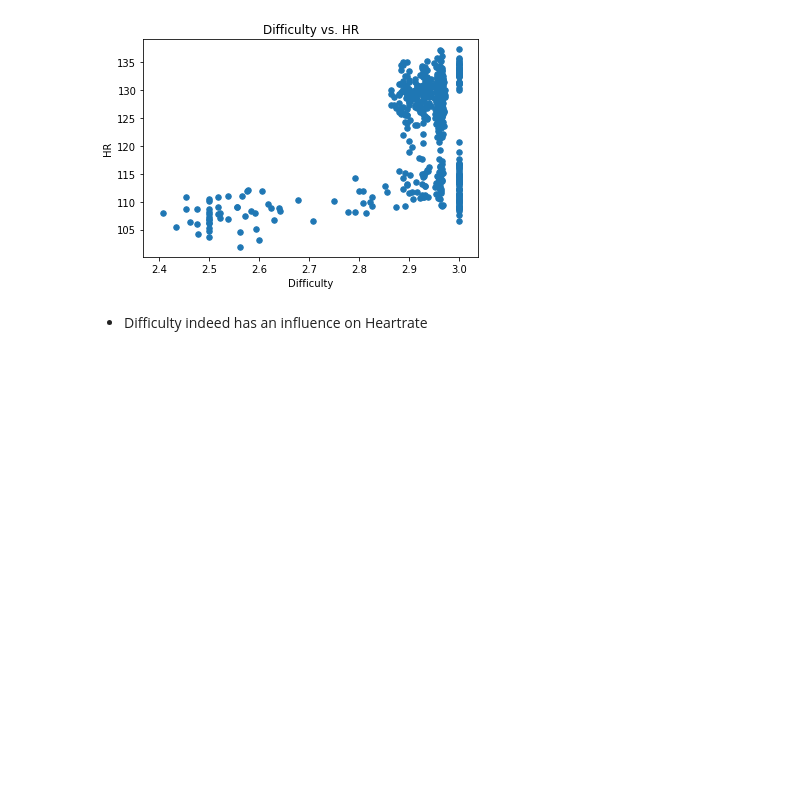
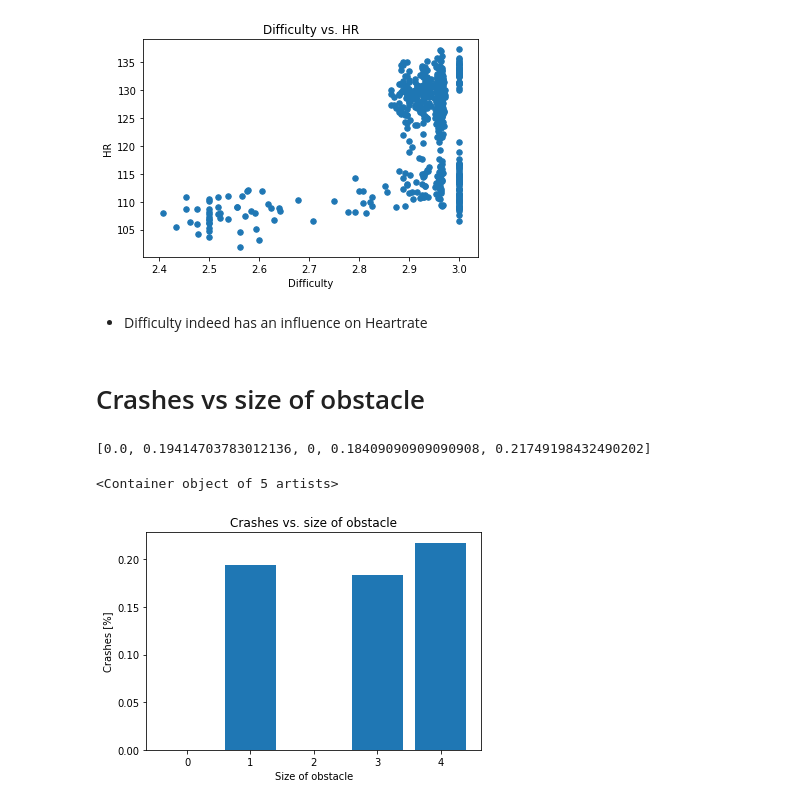
Before and after one commit to bastianmorath/4Ps-Plunder-Planet, a Jupyter notebook: jn_main.ipynb, the cells around one changed output. Saved outputs shown, nothing was run; the diff lists cells and outputs as text; code cells hidden in the pictures; blank space fills up the shorter version.

Commit message:
Added Crashes vs. size of obstacle barplot

```diff
--- a/jn_main.ipynb
+++ b/jn_main.ipynb
@@ -264,3 +264,43 @@ plt.scatter(x, y, s=30)
 [figure]
 # %% [markdown]
 - Difficulty indeed has an influence on Heartrate
+# %% [markdown]
+# Crashes vs size of obstacle
+# %%
+#For an index i, find next index in dataframe where we have an EVENT_OBSTACLE
+def get_next_obstacle_idx(index):
+    not_done = True
+    idx = index +1
+    while not_done:
+        next_row = conc_num.iloc[idx]
+        if next_row['Logtype'] == 'EVENT_OBSTACLE':
+            not_done=False
+        else:
+            idx+=1
+    return idx
+
+conc_num = factory.transformToNumbers(conc_dataframes) # Transform Difficulties into integers
+new = conc_num['obstacle'].apply(lambda x: 0 if x=='none' else x.count(",") + 1 ) # count number of obstacle parts per obstacle
+conc_num = conc_num.assign(numObstacles=new)
+# [a,b,c,d,e], e..g  #obstacles that had size 0,1,2,3,4 respectively
+num_obstacles_per_size = conc_num.groupby('numObstacles').size().tolist()
+num_obstacles_per_size.insert(2,0) # No obstacles of size 2...
+num_crashes_per_size = [0,0,0,0,0]
+#For each crash, find corresponding row where we can find the size of the obstacle he crashed into.
+for index, row in conc_num.iterrows():
+    if (row['Logtype']=='EVENT_CRASH'):
+        next_obstacle_idx = get_next_obstacle_idx(index)
+        sizeOfObstacle = conc_num.iloc[next_obstacle_idx]['numObstacles']
+        num_crashes_per_size[sizeOfObstacle] +=1
+percentage_of_crashes = [0 if (x==0 | y==0) else x/y for x, y in zip(num_crashes_per_size, num_obstacles_per_size)]
+print(percentage_of_crashes)
+
+x = [0,1,2,3,4]
+plt.title('Crashes vs. size of obstacle')
+plt.ylabel('Crashes [%]')
+plt.xlabel('Size of obstacle')
+plt.bar(x, percentage_of_crashes)
+# %% [output]
+[0.0, 0.19414703783012136, 0, 0.18409090909090908, 0.21749198432490202]
+<Container object of 5 artists>
+[figure, added]
```
Also changed, not shown: parts of 2 cells of this notebook, 2 other files.
